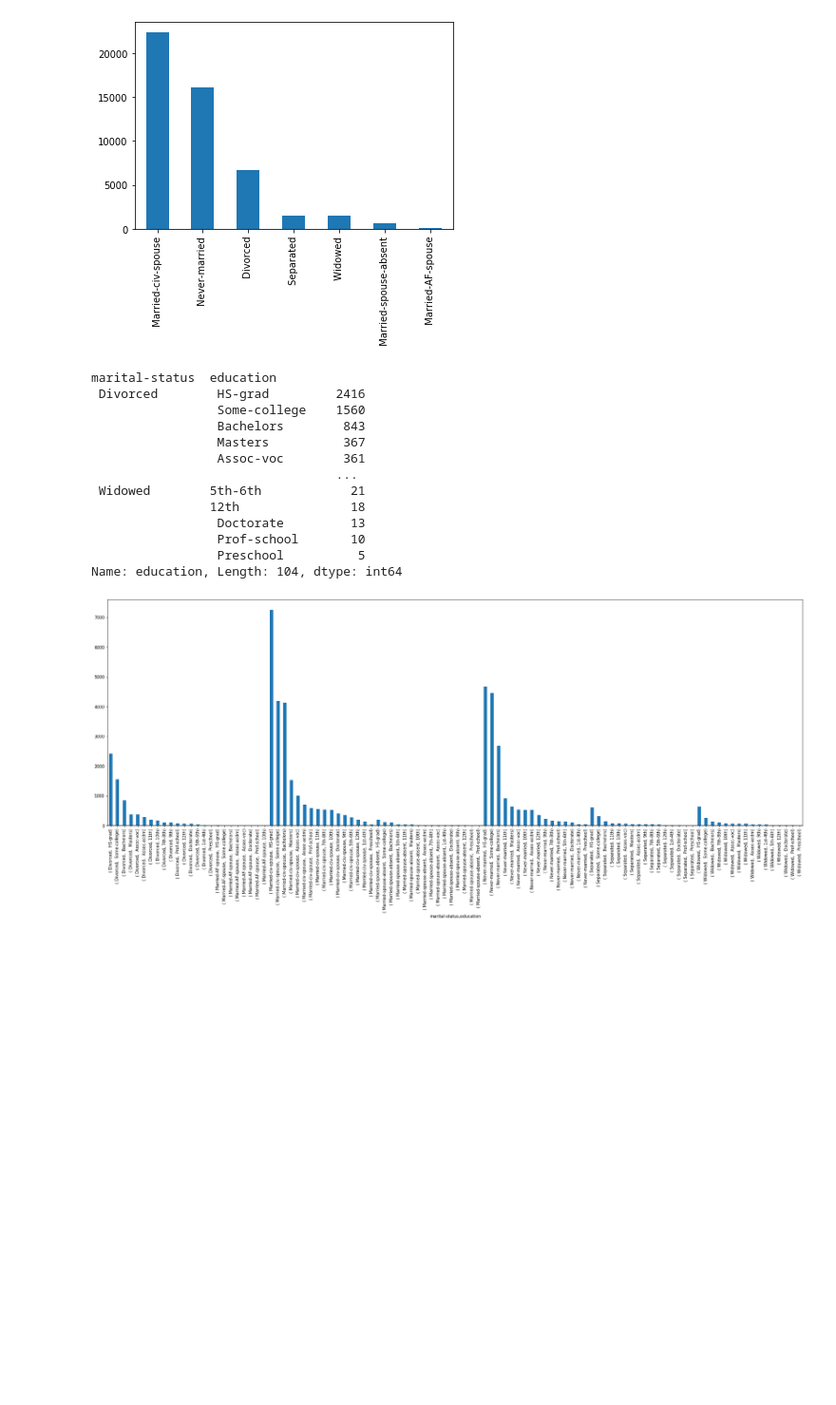
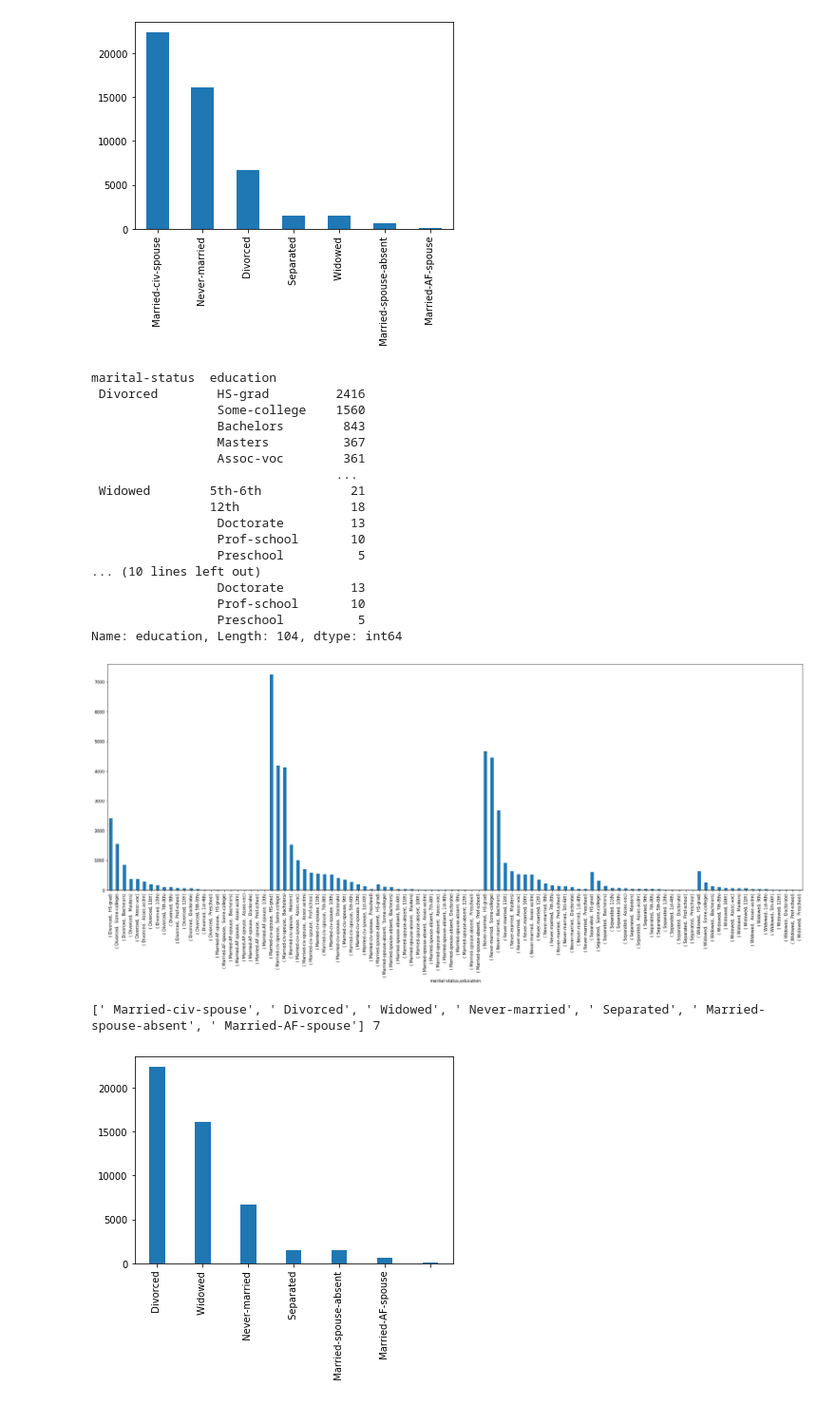
Before and after one commit to DandDevy/dataAnalyticsProject1, a Jupyter notebook: project.ipynb, the cells around one changed output. Shown: that part at 95% size. Saved outputs shown, nothing was run; the diff lists cells and outputs as text; code cells hidden in the pictures; blank space fills up the shorter version.

Commit message:
improved task8

```diff
--- a/project.ipynb
+++ b/project.ipynb
@@ -255,8 +255,10 @@ def task8():
     t8df_grped_by_mtl_status = t8df.groupby(["marital-status"])
     print(t8df_grped_by_mtl_status["education"].value_counts())
     t8df_grped_by_mtl_status["education"].value_counts().plot(kind='bar',figsize=(30,10))
+    t8df_grped_by_mtl_status["education"].value_counts()
 
-    t8df_grped_by_edu = t8df.groupby(["education"])
+    t8df_grped_by_edu_sum = t8df_grped_by_mtl_status["education"].value_counts()
+    print(t8df_grped_by_edu_sum)
 #     print(t8df_grped_by_edu["marital-status"].value_counts().plot(kind='bar', figsize=(30,10)))
 
 task8()
@@ -273,5 +275,26 @@ marital-status  education
                  Doctorate         13
                  Prof-school       10
                  Preschool          5
+... (10 lines left out)
+                 Doctorate         13
+                 Prof-school       10
+                 Preschool          5
 Name: education, Length: 104, dtype: int64
 [figure]
+# %%
+def task8():
+    t8df = dataframeFromCSV.copy()[["marital-status","education"]]
+    t8df = t8df.dropna()
+    t8_educ = t8df["marital-status"].unique().tolist()
+    print(t8_educ, len(t8_educ))
+    index = np.arange( len(t8_educ))
+    fig, ax = plt.subplots()
+    ax.bar(index, t8df["marital-status"].value_counts(), 0.35,label=str(t8_educ))
+    ax.set_xticklabels(t8_educ,rotation=90)
+    plt.show()
+
+
+task8()
+# %% [output]
+[' Married-civ-spouse', ' Divorced', ' Widowed', ' Never-married', ' Separated', ' Married-spouse-absent', ' Married-AF-spouse'] 7
+[figure, added]
```
